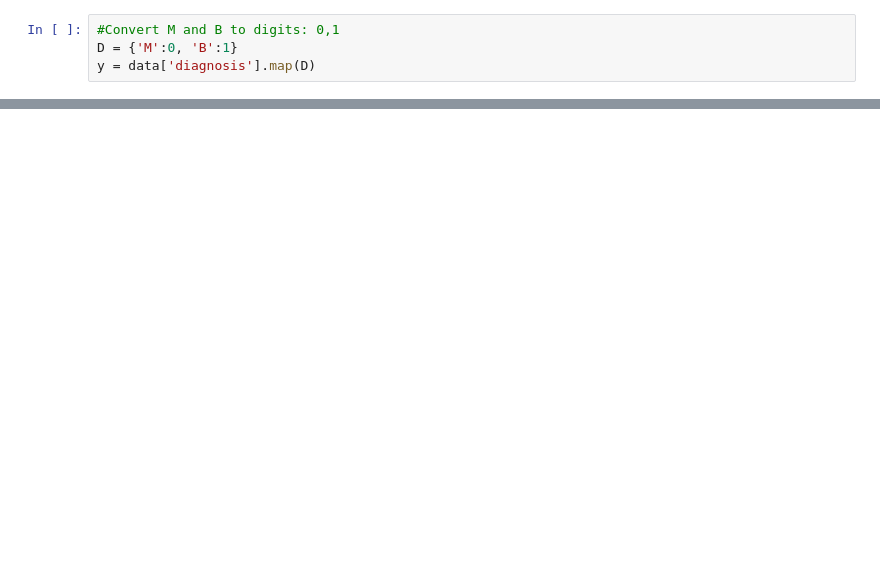
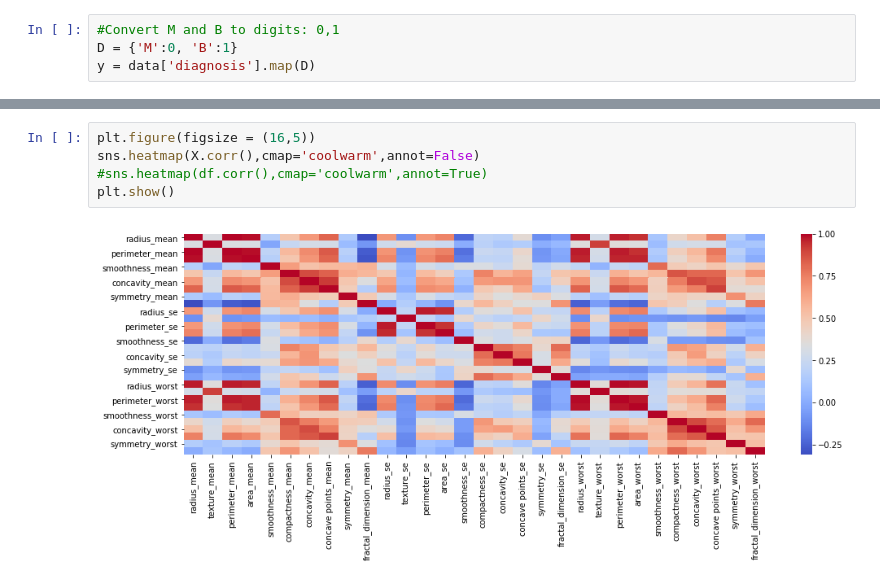
Before and after one commit to storwood/Breast-Cancen-Wisconsin, a Jupyter notebook: Untitled.ipynb, the cells around one changed output, grey strips where cells are left out. Saved outputs shown, nothing was run; the diff lists cells and outputs as text; blank space fills up the shorter version.

```diff
--- a/Untitled.ipynb
+++ b/Untitled.ipynb
@@ -83,0 +92,7 @@ Number of malignant cancer:  212
+# %%
+plt.figure(figsize = (16,5))
+sns.heatmap(X.corr(),cmap='coolwarm',annot=False)
+#sns.heatmap(df.corr(),cmap='coolwarm',annot=True)
+plt.show()
+# %% [output]
+[figure, added]
```
Also changed, not shown: parts of 13 cells of this notebook, 1 other file.
